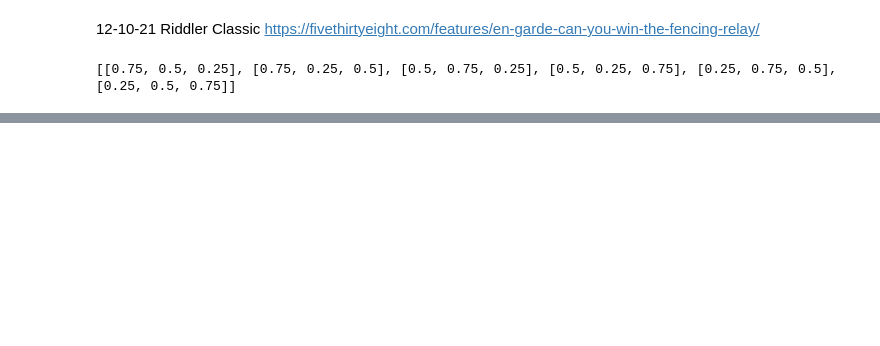
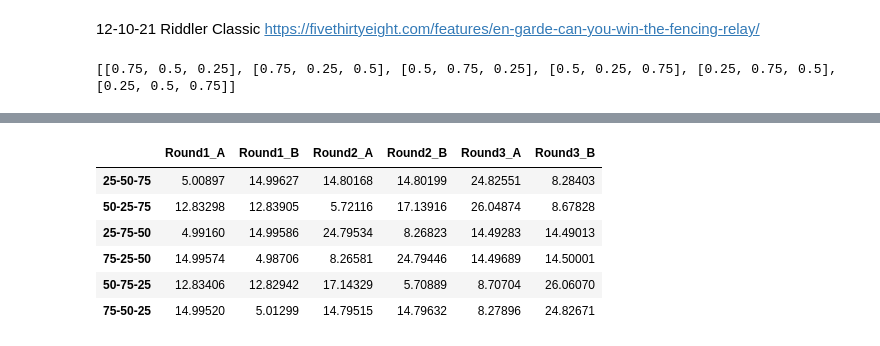
Before and after one commit to lejaja9/Riddlers, a Jupyter notebook: 12_10_21_Riddler_Classic.ipynb, the cells around one changed output, grey strips where cells are left out. Cells and saved outputs as stored; diff of their text form; code cells hidden in the pictures; blank space fills up the shorter version.

```diff
--- a/12_10_21_Riddler_Classic.ipynb
+++ b/12_10_21_Riddler_Classic.ipynb
@@ -87,0 +127,17 @@ main_df.head()
+# %%
+a1_list = cte['a1'].tolist()
+b1_list = cte['b1'].tolist()
+a2_list = cte['a2_gap'].tolist()
+b2_list = cte['b2_gap'].tolist()
+a3_list = cte['a3_gap'].tolist()
+b3_list = cte['b3_gap'].tolist()
+cte2 = pd.DataFrame({'Round1_A': a1_list, 'Round1_B': b1_list, 'Round2_A': a2_list, 'Round2_B': b2_list, 'Round3_A': a3_list, 'Round3_B': b3_list}, ['25-50-75', '50-25-75', '25-75-50', '75-25-50', '50-75-25', '75-50-25'])
+cte2.head(6)
+# %% [output]
+|  | Round1_A | Round1_B | Round2_A | Round2_B | Round3_A | Round3_B |
+| 25-50-75 | 5.00897 | 14.99627 | 14.80168 | 14.80199 | 24.82551 | 8.28403 |
+| 50-25-75 | 12.83298 | 12.83905 | 5.72116 | 17.13916 | 26.04874 | 8.67828 |
+| 25-75-50 | 4.99160 | 14.99586 | 24.79534 | 8.26823 | 14.49283 | 14.49013 |
+| 75-25-50 | 14.99574 | 4.98706 | 8.26581 | 24.79446 | 14.49689 | 14.50001 |
+| 50-75-25 | 12.83406 | 12.82942 | 17.14329 | 5.70889 | 8.70704 | 26.06070 |
+| 75-50-25 | 14.99520 | 5.01299 | 14.79515 | 14.79632 | 8.27896 | 24.82671 |
```
Also changed, not shown: parts of 7 cells of this notebook, 1 other file.
